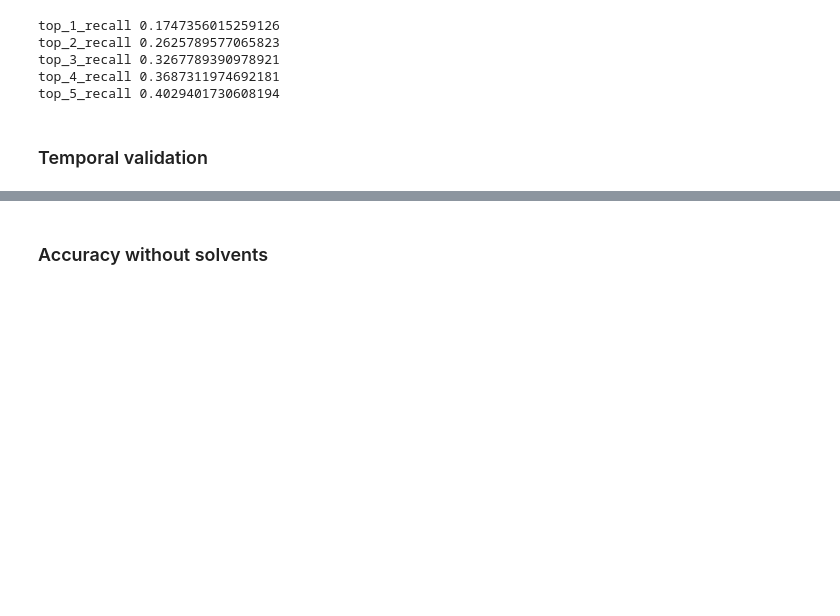
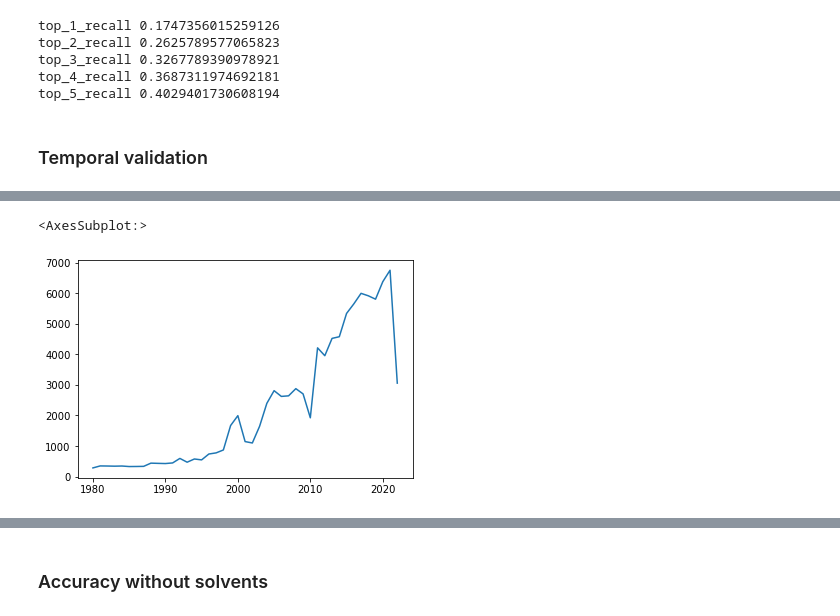
Before and after one commit to Academich/reagents, a Jupyter notebook: notebooks/Results.ipynb, the cells around one changed output, grey strips where cells are left out. Cells and saved outputs as stored; diff of their text form; code cells hidden in the pictures; blank space fills up the shorter version.

```diff
--- a/notebooks/Results.ipynb
+++ b/notebooks/Results.ipynb
@@ -846,0 +870,5 @@ plt.show()
+# %%
+topn_partial_match_acc_by_year["Year"].value_counts().sort_index().iloc[6:].plot()
+# %% [output]
+<AxesSubplot:>
+[figure, added]
```
Also changed, not shown: parts of 35 cells of this notebook.
